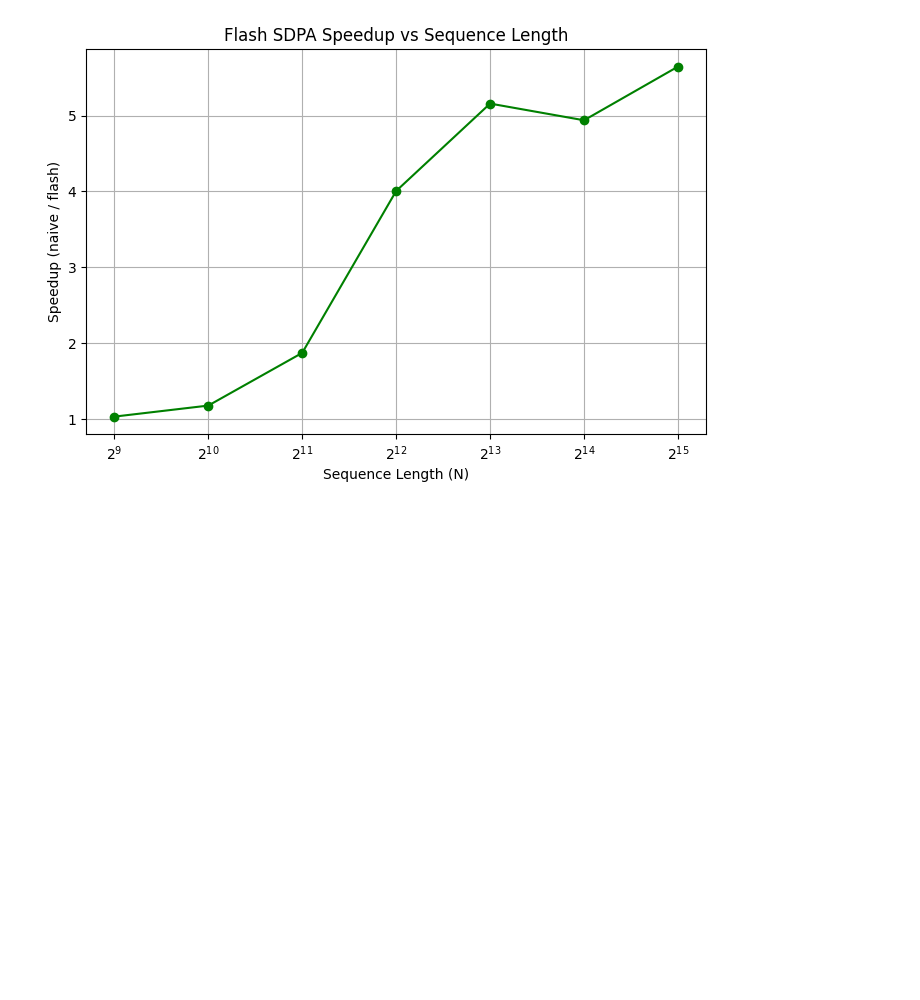
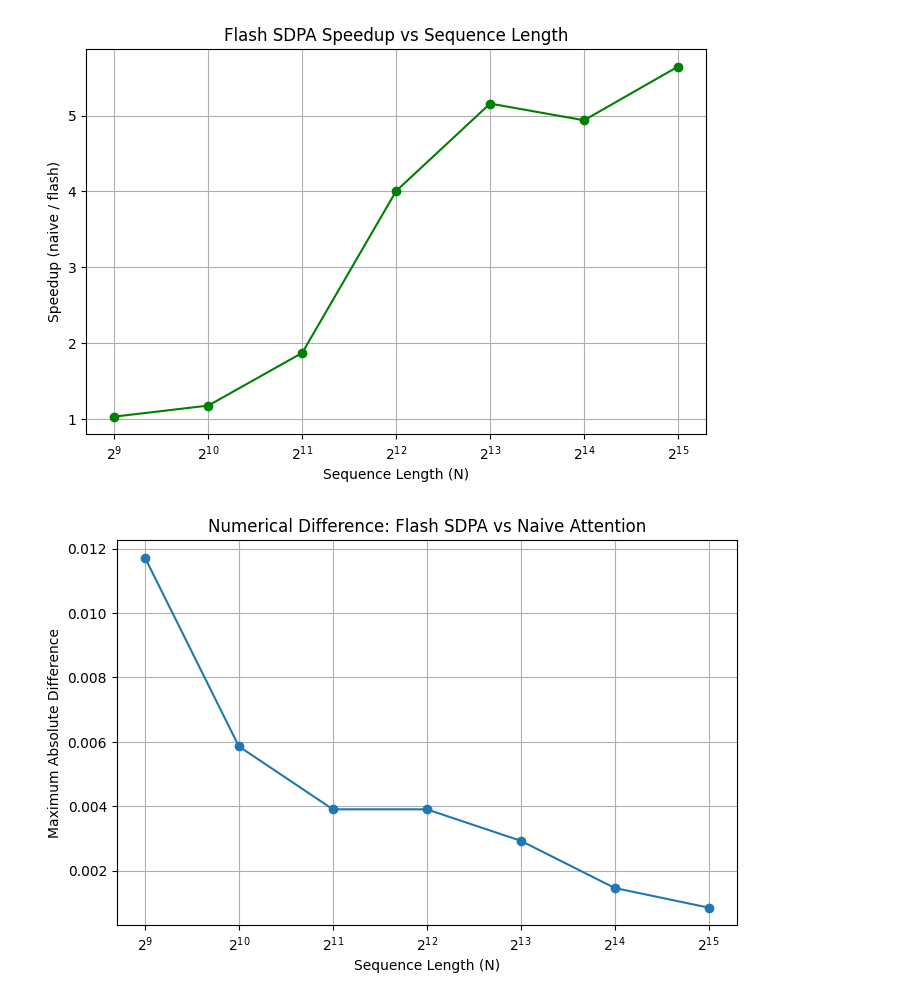
Before and after one commit to deepinsightai/flash-attention, a Jupyter notebook: blackwell_sdpa_smoke_test.ipynb, the cells around one changed output. Saved outputs shown, nothing was run; the diff lists cells and outputs as text; code cells hidden in the pictures; blank space fills up the shorter version.

Commit message:
Add numerical difference plot

```diff
--- a/blackwell_sdpa_smoke_test.ipynb
+++ b/blackwell_sdpa_smoke_test.ipynb
@@ -486,3 +486,22 @@ plt.grid(True)
 plt.show()
 # %% [output]
 [figure]
+# %%
+# Numerical Error Plot
+
+plt.figure(figsize=(8, 5))
+
+plt.plot(df["N"], df["max_diff"], marker="o")
+
+plt.xscale("log", base=2)
+
+plt.xlabel("Sequence Length (N)")
+plt.ylabel("Maximum Absolute Difference")
+plt.title("Numerical Difference: Flash SDPA vs Naive Attention")
+plt.grid(True)
+
+plt.show()
+
+# Max|Oflash - Onaive|
+# %% [output]
+[figure, added]
```
